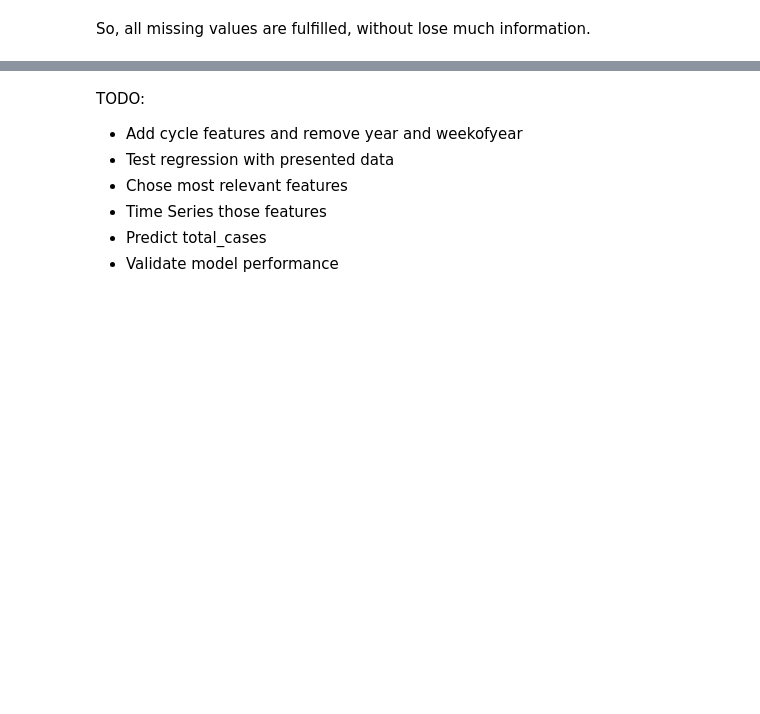
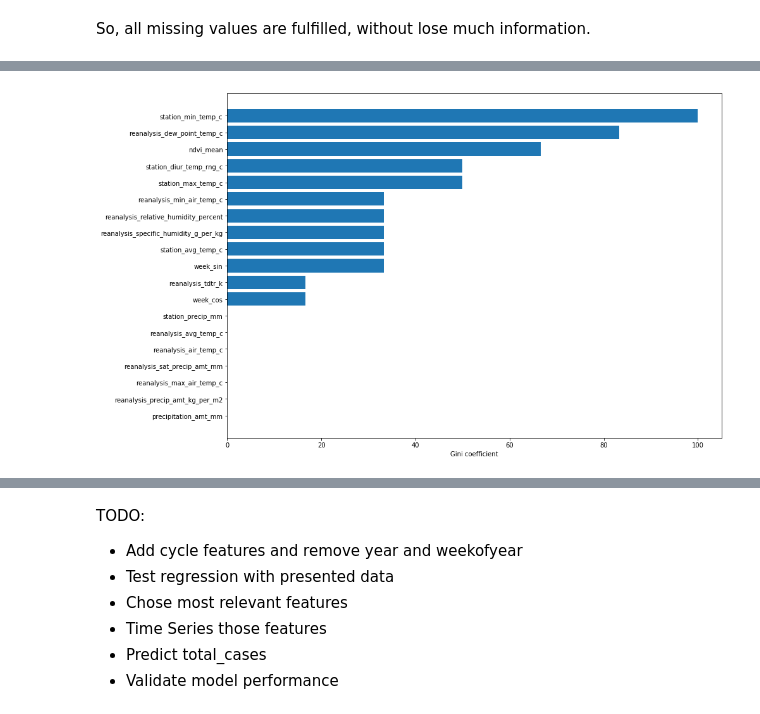
Before and after one commit to bfroz/Projects, a Jupyter notebook: DengAI - Predicting Disease Spread/DengAI - Predicting Disease Spread.ipynb, the cells around one changed output, grey strips where cells are left out. Cells and saved outputs as stored; diff of their text form; code cells hidden in the pictures; blank space fills up the shorter version.

```diff
--- a/DengAI - Predicting Disease Spread/DengAI - Predicting Disease Spread.ipynb
+++ b/DengAI - Predicting Disease Spread/DengAI - Predicting Disease Spread.ipynb
@@ -360,0 +529,4 @@ sns.heatmap(df_train_iq_inter.isnull(),yticklabels=False,cbar=False,cmap='viridi
+# %%
+iq_features = renderFeatureImportance( optm_iq_xg_reg, X_train.columns )
+# %% [output]
+[figure, added]
```
Also changed, not shown: parts of 26 cells of this notebook.
